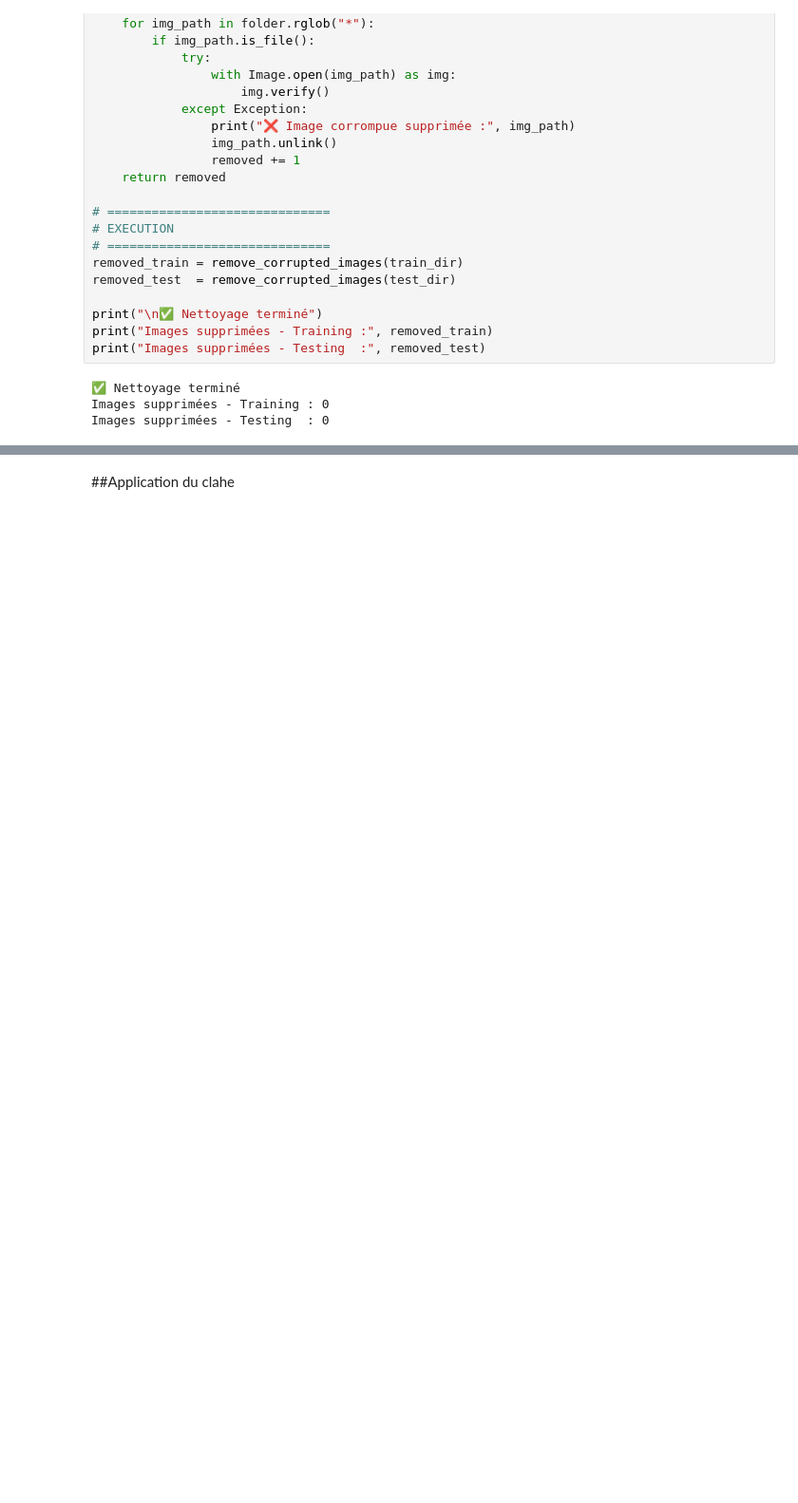
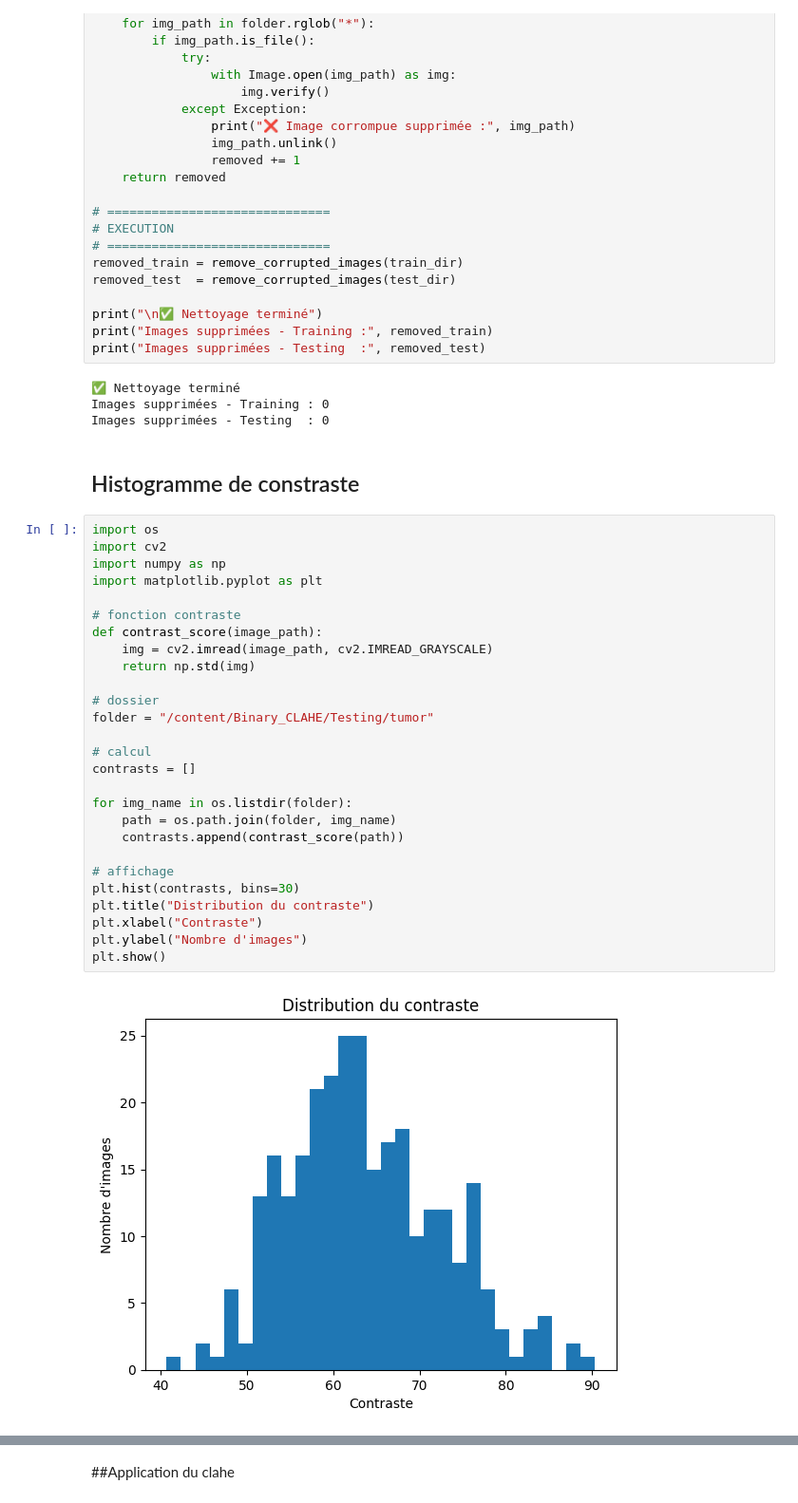
Before and after one commit to carolembomegni/Projet_SD_Detection_Tumeurs, a Jupyter notebook: OptimisationModel_RestNet50clahe.ipynb, the cells around one changed output, grey strips where cells are left out. Shown at 95% size. Drawn from its saved outputs; the diff is of its cells as text; blank space fills up the shorter version.

```diff
--- a/OptimisationModel_RestNet50clahe.ipynb
+++ b/OptimisationModel_RestNet50clahe.ipynb
@@ -261,3 +261,34 @@ print("Images supprimées - Testing  :", removed_test)
 ✅ Nettoyage terminé
 Images supprimées - Training : 0
 Images supprimées - Testing  : 0
+# %% [markdown]
+## Histogramme de constraste
+# %%
+import os
+import cv2
+import numpy as np
+import matplotlib.pyplot as plt
+
+# fonction contraste
+def contrast_score(image_path):
+    img = cv2.imread(image_path, cv2.IMREAD_GRAYSCALE)
+    return np.std(img)
+
+# dossier
+folder = "/content/Binary_CLAHE/Testing/tumor"
+
+# calcul
+contrasts = []
+
+for img_name in os.listdir(folder):
+    path = os.path.join(folder, img_name)
+    contrasts.append(contrast_score(path))
+
+# affichage
+plt.hist(contrasts, bins=30)
+plt.title("Distribution du contraste")
+plt.xlabel("Contraste")
+plt.ylabel("Nombre d'images")
+plt.show()
+# %% [output]
+[figure, added]
```
Also changed, not shown: parts of 15 cells of this notebook.
